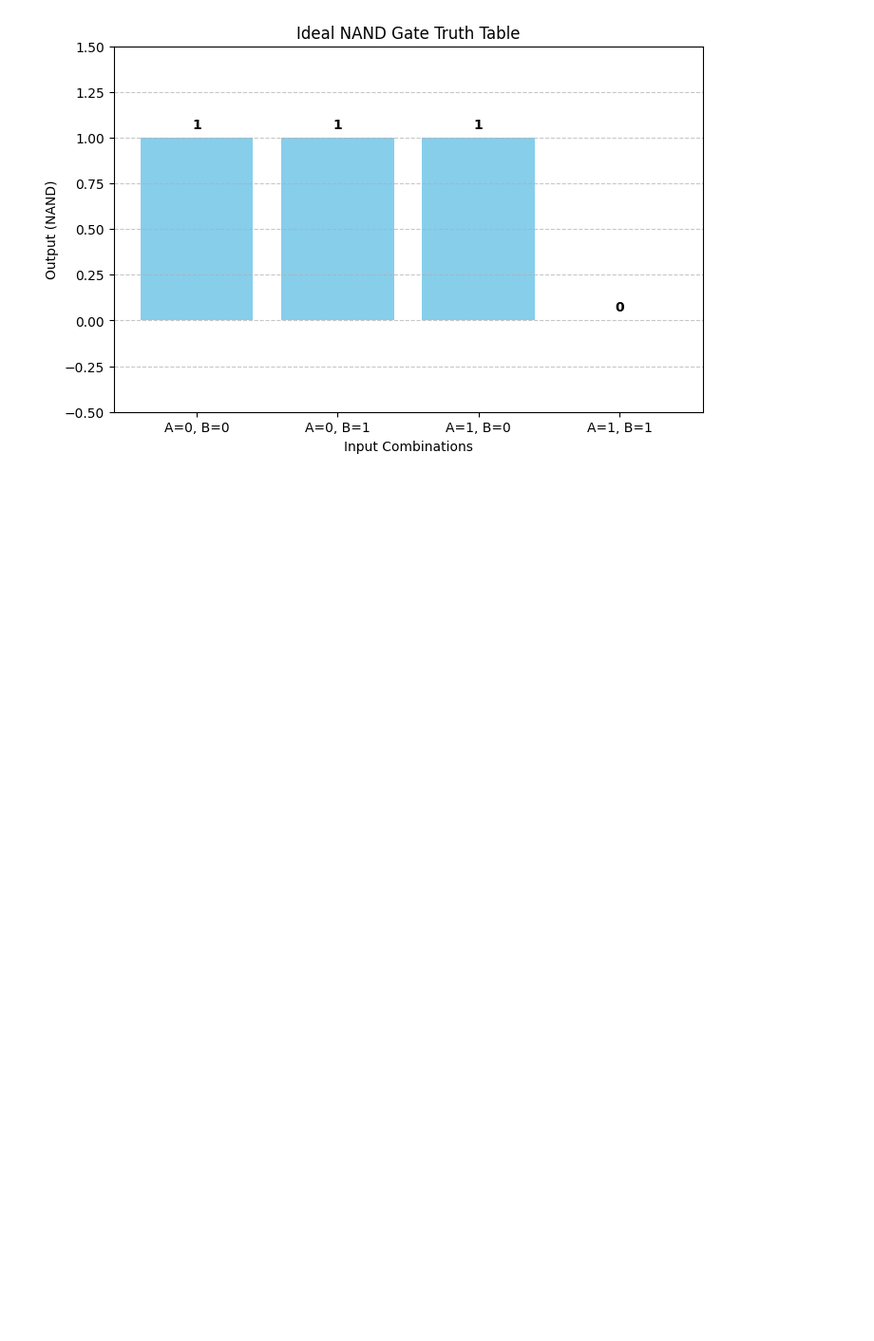
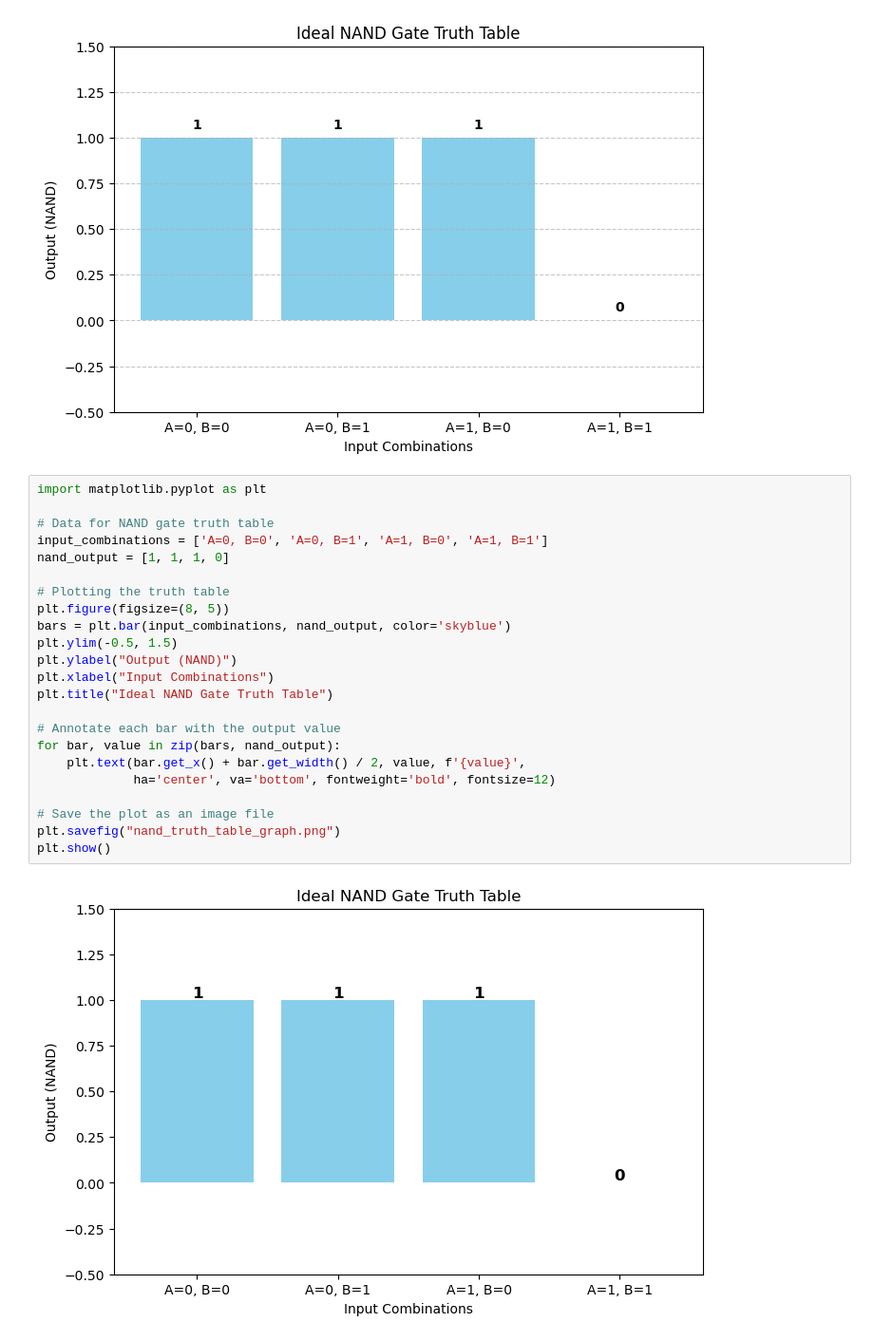
Before and after one commit to Quantum-Impulse/EleTech_Pyspice_Simulations, a Jupyter notebook: Report_5.ipynb, the cells around one changed output. Shown: that part at 95% size. Cells and saved outputs as stored; diff of their text form; blank space fills up the shorter version.

```diff
--- a/Report_5.ipynb
+++ b/Report_5.ipynb
@@ -24,3 +24,28 @@ for i, output in enumerate(outputs):
 plt.show()
 # %% [output]
 [figure]
+# %%
+import matplotlib.pyplot as plt
+
+# Data for NAND gate truth table
+input_combinations = ['A=0, B=0', 'A=0, B=1', 'A=1, B=0', 'A=1, B=1']
+nand_output = [1, 1, 1, 0]
+
+# Plotting the truth table
+plt.figure(figsize=(8, 5))
+bars = plt.bar(input_combinations, nand_output, color='skyblue')
+plt.ylim(-0.5, 1.5)
+plt.ylabel("Output (NAND)")
+plt.xlabel("Input Combinations")
+plt.title("Ideal NAND Gate Truth Table")
+
+# Annotate each bar with the output value
+for bar, value in zip(bars, nand_output):
+    plt.text(bar.get_x() + bar.get_width() / 2, value, f'{value}',
+             ha='center', va='bottom', fontweight='bold', fontsize=12)
+
+# Save the plot as an image file
+plt.savefig("nand_truth_table_graph.png")
+plt.show()
+# %% [output]
+[figure, added]
```
Also changed, not shown: parts of 3 cells of this notebook, 1 other file.
